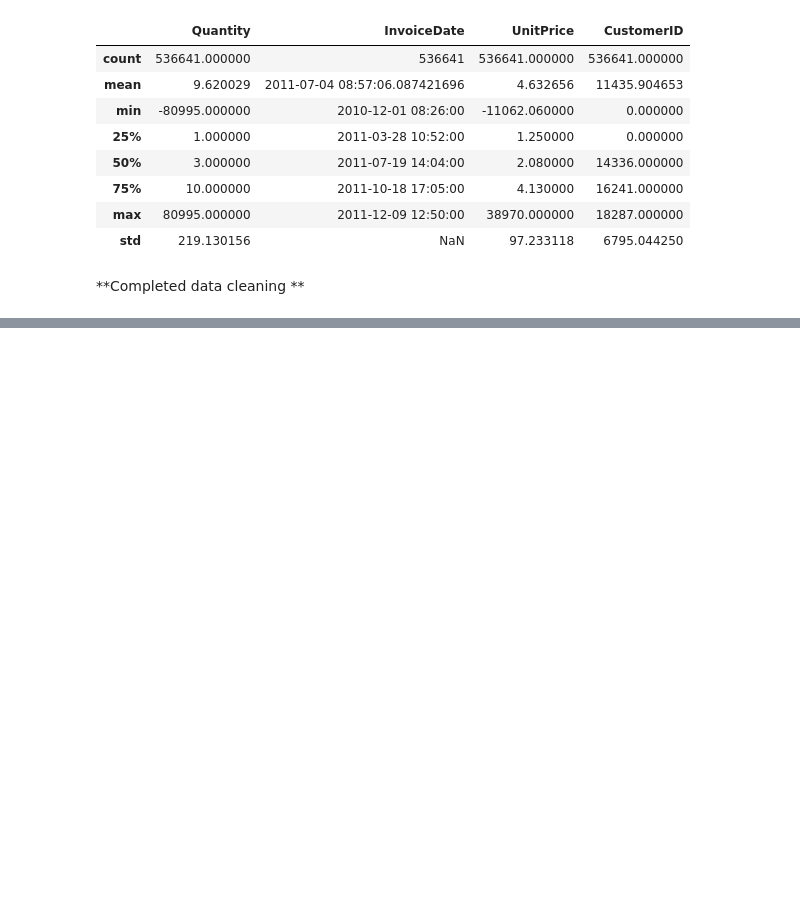
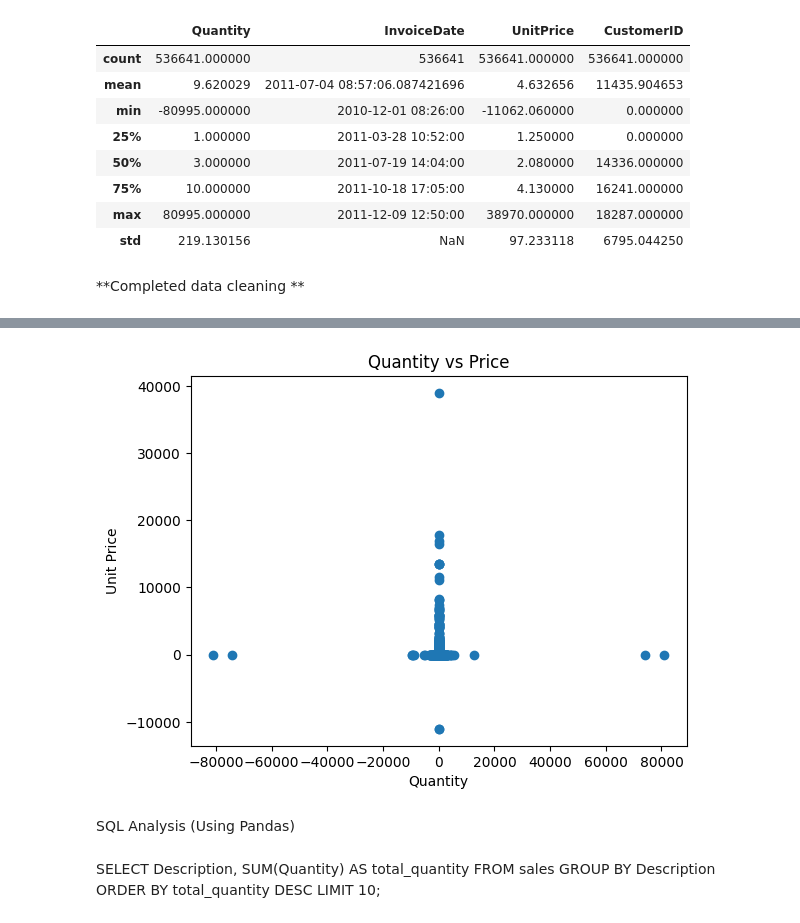
Before and after one commit to SonamCodes-create/Online-Retail-Data-Analysis, a Jupyter notebook: Online Retail Data Analysis.ipynb.ipynb, the cells around one changed output, grey strips where cells are left out. Cells and saved outputs as stored; diff of their text form; code cells hidden in the pictures; blank space fills up the shorter version.

```diff
--- a/Online Retail Data Analysis.ipynb.ipynb
+++ b/Online Retail Data Analysis.ipynb.ipynb
@@ -80,0 +108,16 @@ memory usage: 36.8+ MB
+# %%
+plt.scatter(df["Quantity"], df["UnitPrice"])
+plt.xlabel("Quantity")
+plt.ylabel("Unit Price")
+plt.title("Quantity vs Price")
+plt.show()
+# %% [output]
+[figure, added]
+# %% [markdown]
+SQL Analysis (Using Pandas)
+# %% [markdown]
+SELECT Description, SUM(Quantity) AS total_quantity
+FROM sales
+GROUP BY Description
+ORDER BY total_quantity DESC
+LIMIT 10;
```
Also changed, not shown: parts of 23 cells of this notebook.
